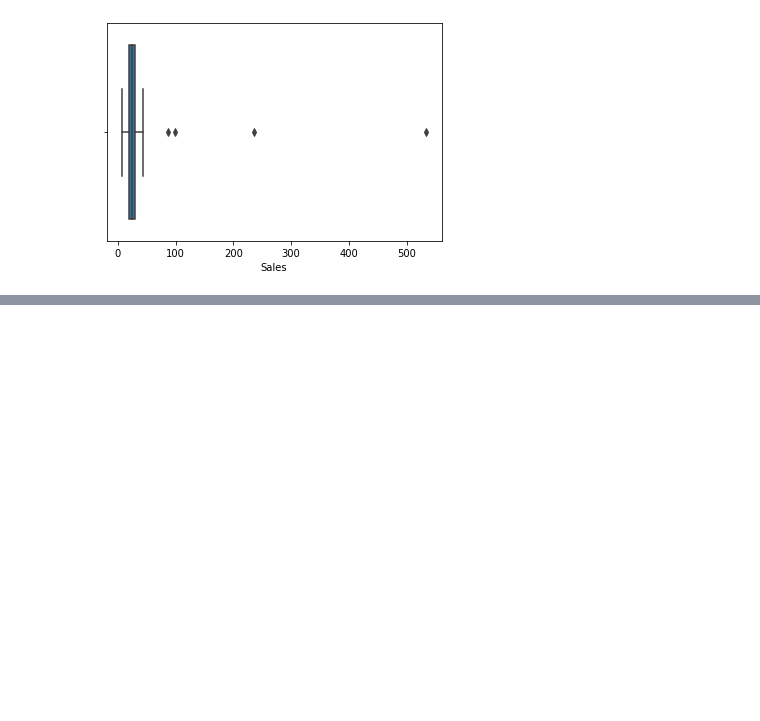
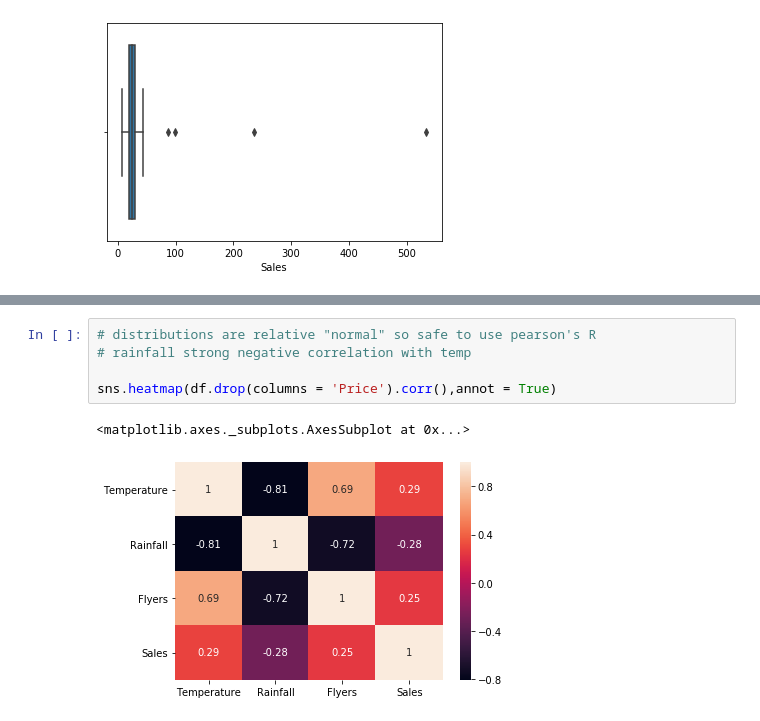
Before and after one commit to Jacqueline-A-Shay/ds-methodologies-exercises, a Jupyter notebook: anomaly_detection/continuous_probabilistic_methods.ipynb, the cells around one changed output, grey strips where cells are left out. Saved outputs shown, nothing was run; the diff lists cells and outputs as text; blank space fills up the shorter version.

```diff
--- a/anomaly_detection/continuous_probabilistic_methods.ipynb
+++ b/anomaly_detection/continuous_probabilistic_methods.ipynb
@@ -85,0 +108,8 @@ for col in df.select_dtypes(include = ['int', 'float']).columns.to_list():
+# %%
+# distributions are relative "normal" so safe to use pearson's R
+# rainfall strong negative correlation with temp
+
+sns.heatmap(df.drop(columns = 'Price').corr(),annot = True)
+# %% [output]
+<matplotlib.axes._subplots.AxesSubplot at 0x...>
+[figure, added]
```
Also changed, not shown: parts of 39 cells of this notebook.
